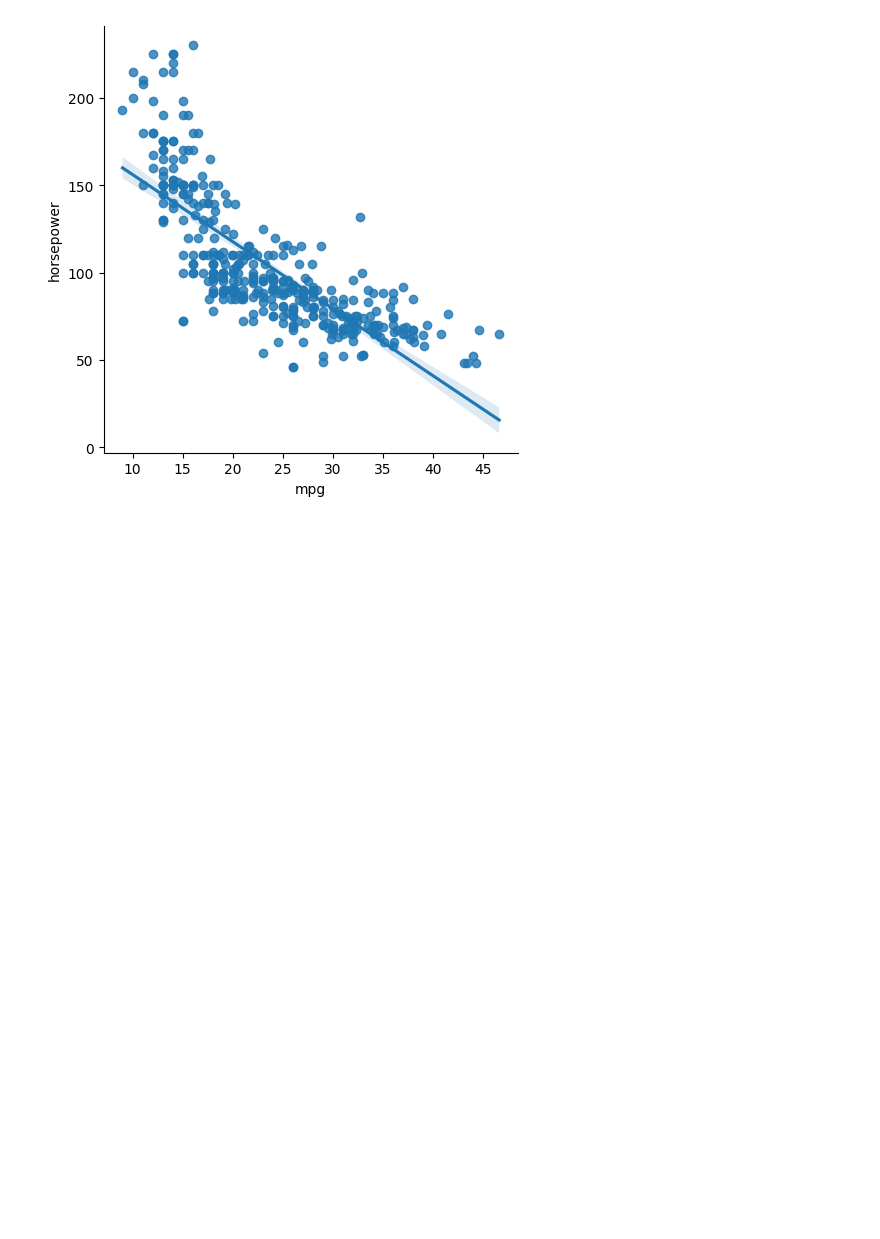
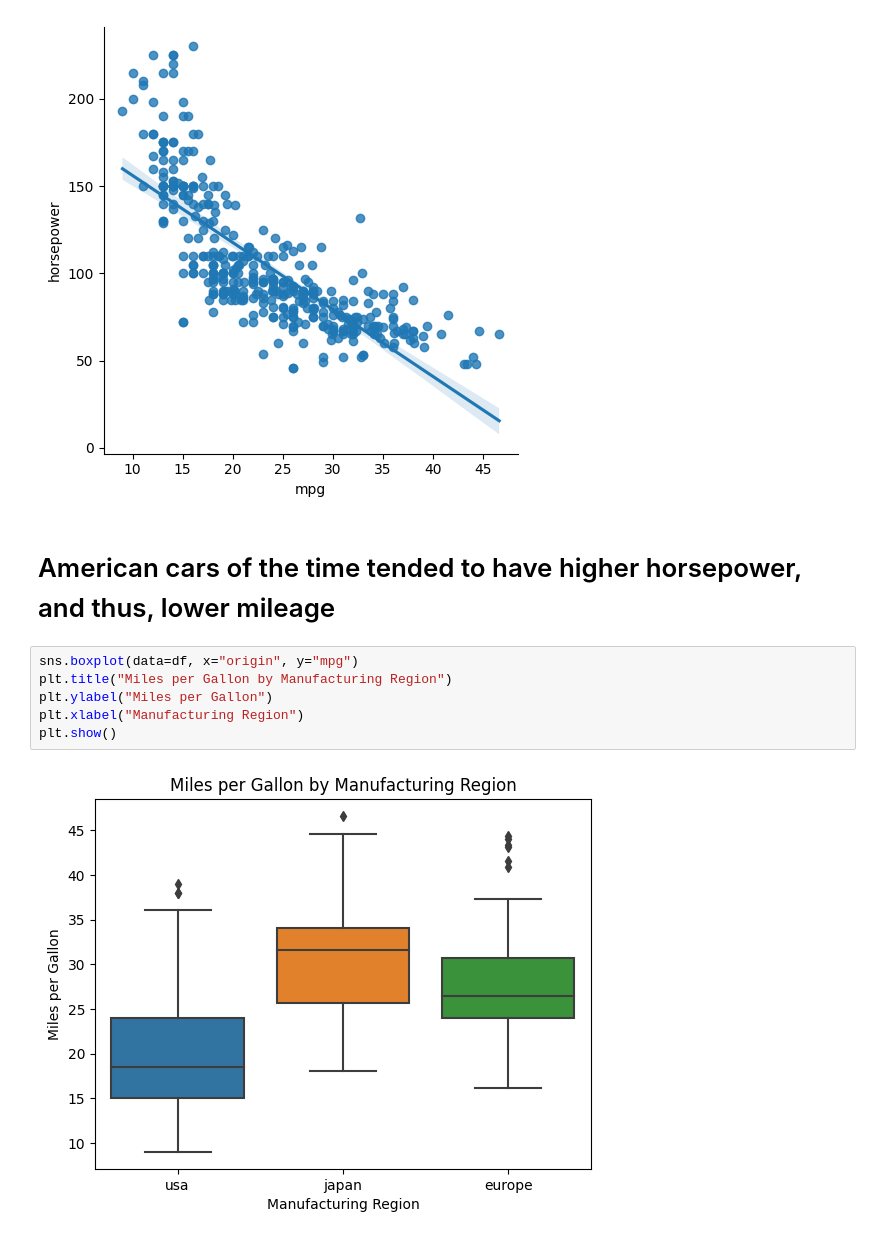
Before and after one commit to jbarrfitz/miles-per-gallon, a Jupyter notebook: miles-per-gallon.ipynb, the cells around one changed output. Cells and saved outputs as stored; diff of their text form; blank space fills up the shorter version.

Commit message:
Kaggle Notebook | Miles per Gallon | Version 2

```diff
--- a/miles-per-gallon.ipynb
+++ b/miles-per-gallon.ipynb
@@ -34,4 +40,14 @@ sns.lmplot(data=df, x="mpg", y="horsepower")
 plt.show()
 # %% [output]
 [figure]
+# %% [markdown]
+# American cars of the time tended to have higher horsepower, and thus, lower mileage
+# %%
+sns.boxplot(data=df, x="origin", y="mpg")
+plt.title("Miles per Gallon by Manufacturing Region")
+plt.ylabel("Miles per Gallon")
+plt.xlabel("Manufacturing Region")
+plt.show()
+# %% [output]
+[figure, added]
 # %%
```
Also changed, not shown: parts of 5 cells of this notebook.
